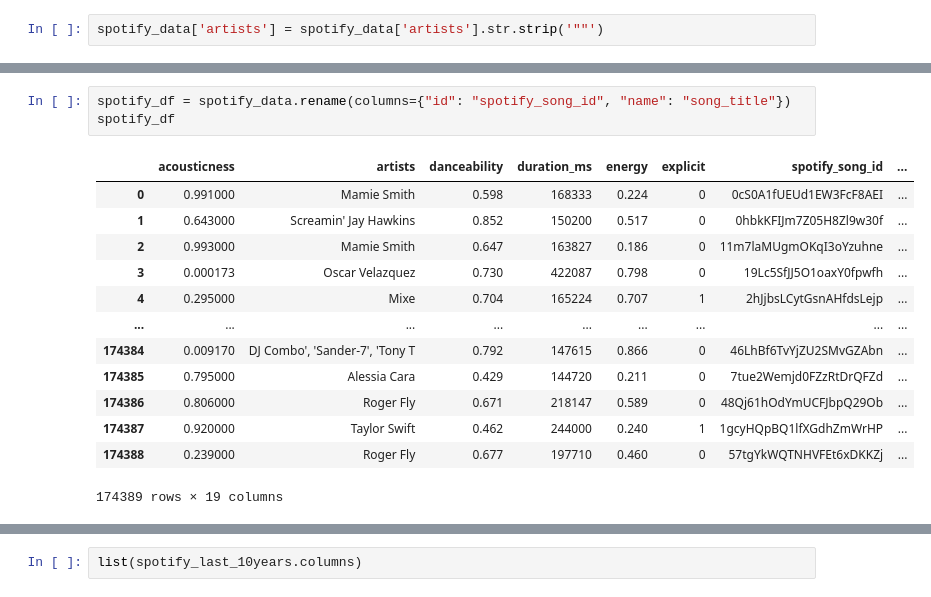
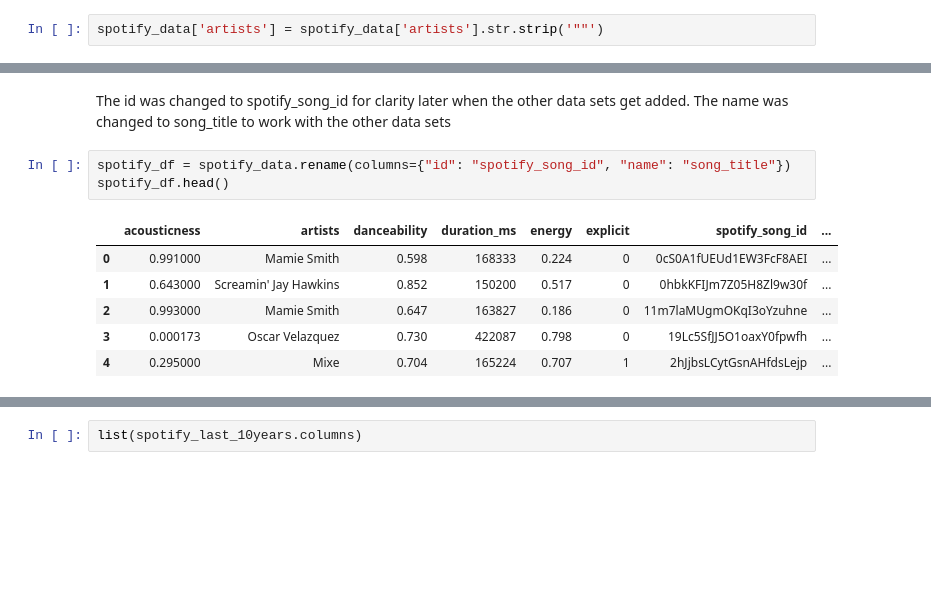
Before and after one commit to AliciaAPerez/ETL_Billboard_Hits_vs_Grammy_Winners, a Jupyter notebook: Spotify.ipynb, the cells around one changed output, grey strips where cells are left out. Drawn from its saved outputs; the diff is of its cells as text; blank space fills up the shorter version.

```diff
--- a/Spotify.ipynb
+++ b/Spotify.ipynb
@@ -47,17 +73,12 @@ spotify_data
+# %% [markdown]
+The id was changed to spotify_song_id for clarity later when the other data sets get added. The name was changed to song_title to work with the other data sets
 # %%
 spotify_df = spotify_data.rename(columns={"id": "spotify_song_id", "name": "song_title"})
-spotify_df
+spotify_df.head()
 # %% [output]
 |  | acousticness | artists | danceability | duration_ms | energy | explicit | spotify_song_id | ... |
 | 0 | 0.991000 | Mamie Smith | 0.598 | 168333 | 0.224 | 0 | 0cS0A1fUEUd1EW3FcF8AEI | ... |
 | 1 | 0.643000 | Screamin' Jay Hawkins | 0.852 | 150200 | 0.517 | 0 | 0hbkKFIJm7Z05H8Zl9w30f | ... |
 | 2 | 0.993000 | Mamie Smith | 0.647 | 163827 | 0.186 | 0 | 11m7laMUgmOKqI3oYzuhne | ... |
 | 3 | 0.000173 | Oscar Velazquez | 0.730 | 422087 | 0.798 | 0 | 19Lc5SfJJ5O1oaxY0fpwfh | ... |
 | 4 | 0.295000 | Mixe | 0.704 | 165224 | 0.707 | 1 | 2hJjbsLCytGsnAHfdsLejp | ... |
-| ... | ... | ... | ... | ... | ... | ... | ... | ... |
-| 174384 | 0.009170 | DJ Combo', 'Sander-7', 'Tony T | 0.792 | 147615 | 0.866 | 0 | 46LhBf6TvYjZU2SMvGZAbn | ... |
-| 174385 | 0.795000 | Alessia Cara | 0.429 | 144720 | 0.211 | 0 | 7tue2Wemjd0FZzRtDrQFZd | ... |
-| 174386 | 0.806000 | Roger Fly | 0.671 | 218147 | 0.589 | 0 | 48Qj61hOdYmUCFJbpQ29Ob | ... |
-| 174387 | 0.920000 | Taylor Swift | 0.462 | 244000 | 0.240 | 1 | 1gcyHQpBQ1lfXGdhZmWrHP | ... |
-| 174388 | 0.239000 | Roger Fly | 0.677 | 197710 | 0.460 | 0 | 57tgYkWQTNHVFEt6xDKKZj | ... |
-174389 rows × 19 columns
```
Also changed, not shown: parts of 24 cells of this notebook, 1 other file.
